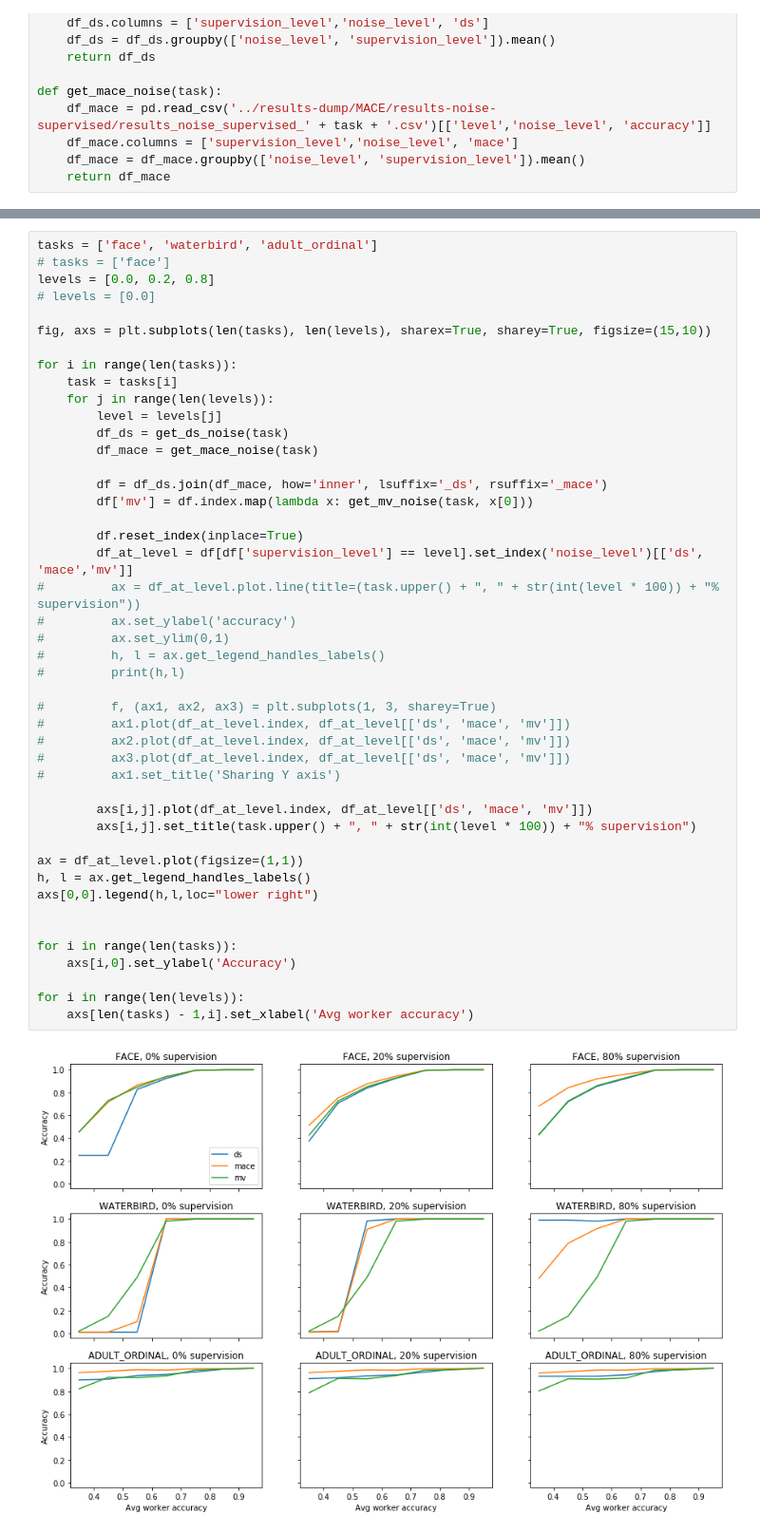
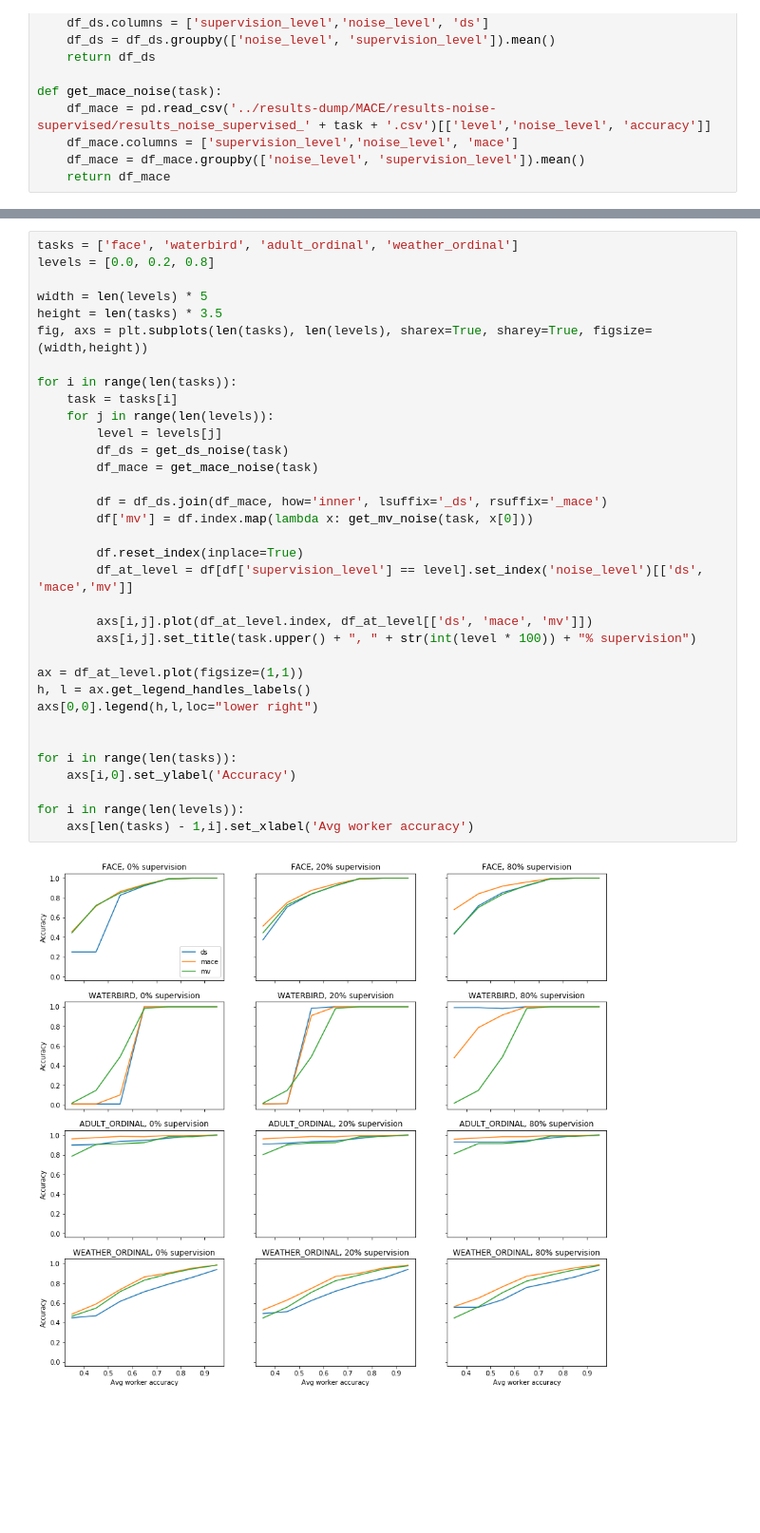
Before and after one commit to mmarabella/simple-task-benchmarking, a Jupyter notebook: visualizations/noise_and_supervision.ipynb, the cells around one changed output, grey strips where cells are left out. Shown at 95% size. Drawn from its saved outputs; the diff is of its cells as text; blank space fills up the shorter version.

Commit message:
updates noise visualizations

```diff
--- a/visualizations/noise_and_supervision.ipynb
+++ b/visualizations/noise_and_supervision.ipynb
@@ -105,47 +139,36 @@ def get_mace_noise(task):
 # %%
-tasks = ['face', 'waterbird', 'adult_ordinal']
-# tasks = ['face']
+tasks = ['face', 'waterbird', 'adult_ordinal', 'weather_ordinal']
 levels = [0.0, 0.2, 0.8]
-# levels = [0.0]
 
-fig, axs = plt.subplots(len(tasks), len(levels), sharex=True, sharey=True, figsize=(15,10))
+width = len(levels) * 5
+height = len(tasks) * 3.5
+fig, axs = plt.subplots(len(tasks), len(levels), sharex=True, sharey=True, figsize=(width,height))
 
 for i in range(len(tasks)):
     task = tasks[i]
     for j in range(len(levels)):
         level = levels[j]
         df_ds = get_ds_noise(task)
         df_mace = get_mace_noise(task)
 
         df = df_ds.join(df_mace, how='inner', lsuffix='_ds', rsuffix='_mace')
         df['mv'] = df.index.map(lambda x: get_mv_noise(task, x[0]))
 
         df.reset_index(inplace=True)
         df_at_level = df[df['supervision_level'] == level].set_index('noise_level')[['ds', 'mace','mv']]
-#         ax = df_at_level.plot.line(title=(task.upper() + ", " + str(int(level * 100)) + "% supervision"))
-#         ax.set_ylabel('accuracy')
-#         ax.set_ylim(0,1)
-#         h, l = ax.get_legend_handles_labels()
-#         print(h,l)
-
-#         f, (ax1, ax2, ax3) = plt.subplots(1, 3, sharey=True)
-#         ax1.plot(df_at_level.index, df_at_level[['ds', 'mace', 'mv']])
-#         ax2.plot(df_at_level.index, df_at_level[['ds', 'mace', 'mv']])
-#         ax3.plot(df_at_level.index, df_at_level[['ds', 'mace', 'mv']])
-#         ax1.set_title('Sharing Y axis')
 
         axs[i,j].plot(df_at_level.index, df_at_level[['ds', 'mace', 'mv']])
         axs[i,j].set_title(task.upper() + ", " + str(int(level * 100)) + "% supervision")
 
 ax = df_at_level.plot(figsize=(1,1))
 h, l = ax.get_legend_handles_labels()
 axs[0,0].legend(h,l,loc="lower right")
 
 
 for i in range(len(tasks)):
     axs[i,0].set_ylabel('Accuracy')
 
 for i in range(len(levels)):
     axs[len(tasks) - 1,i].set_xlabel('Avg worker accuracy')
 # %% [output]
-[figure, old version]
+[figure, new version]
```
Also changed, not shown: parts of 7 cells of this notebook, 1 other file.
